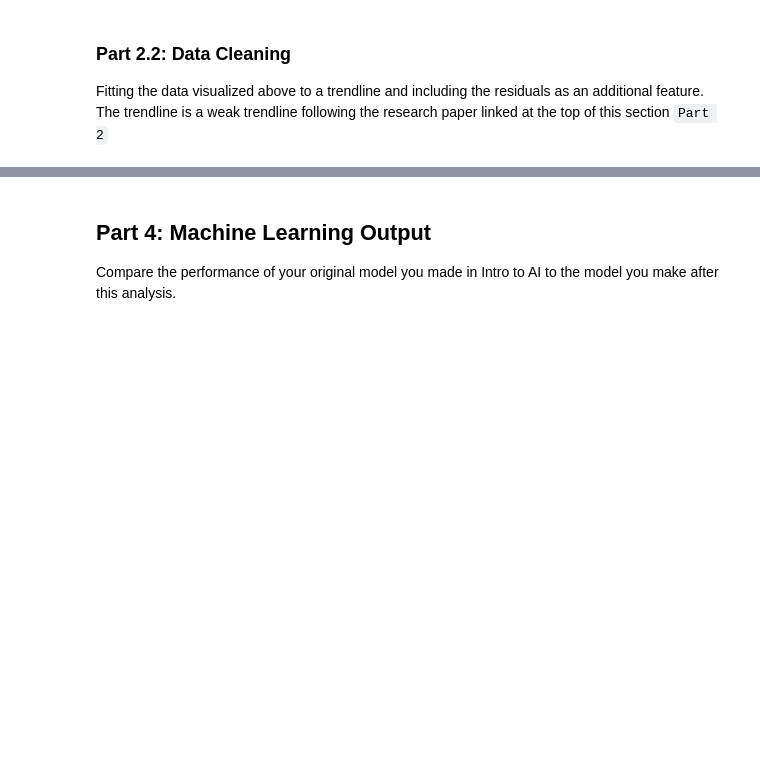
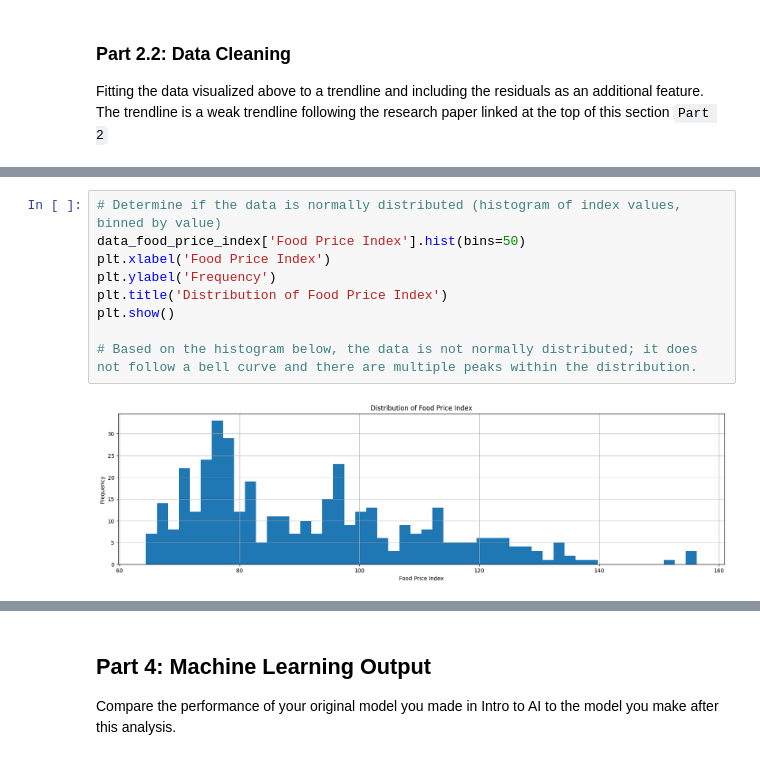
Before and after one commit to Benja-Pauls/Predicting-Commodity-Food-Pricing, a Jupyter notebook: preliminary_experiments/eda_food-index.ipynb, the cells around one changed output, grey strips where cells are left out. Saved outputs shown, nothing was run; the diff lists cells and outputs as text; blank space fills up the shorter version.

```diff
--- a/preliminary_experiments/eda_food-index.ipynb
+++ b/preliminary_experiments/eda_food-index.ipynb
@@ -250,0 +271,11 @@ plt.show()
+# %%
+# Determine if the data is normally distributed (histogram of index values, binned by value)
+data_food_price_index['Food Price Index'].hist(bins=50)
+plt.xlabel('Food Price Index')
+plt.ylabel('Frequency')
+plt.title('Distribution of Food Price Index')
+plt.show()
+
+# Based on the histogram below, the data is not normally distributed; it does not follow a bell curve and there are multiple peaks within the distribution.
+# %% [output]
+[figure, added]
```
Also changed, not shown: parts of 16 cells of this notebook.
